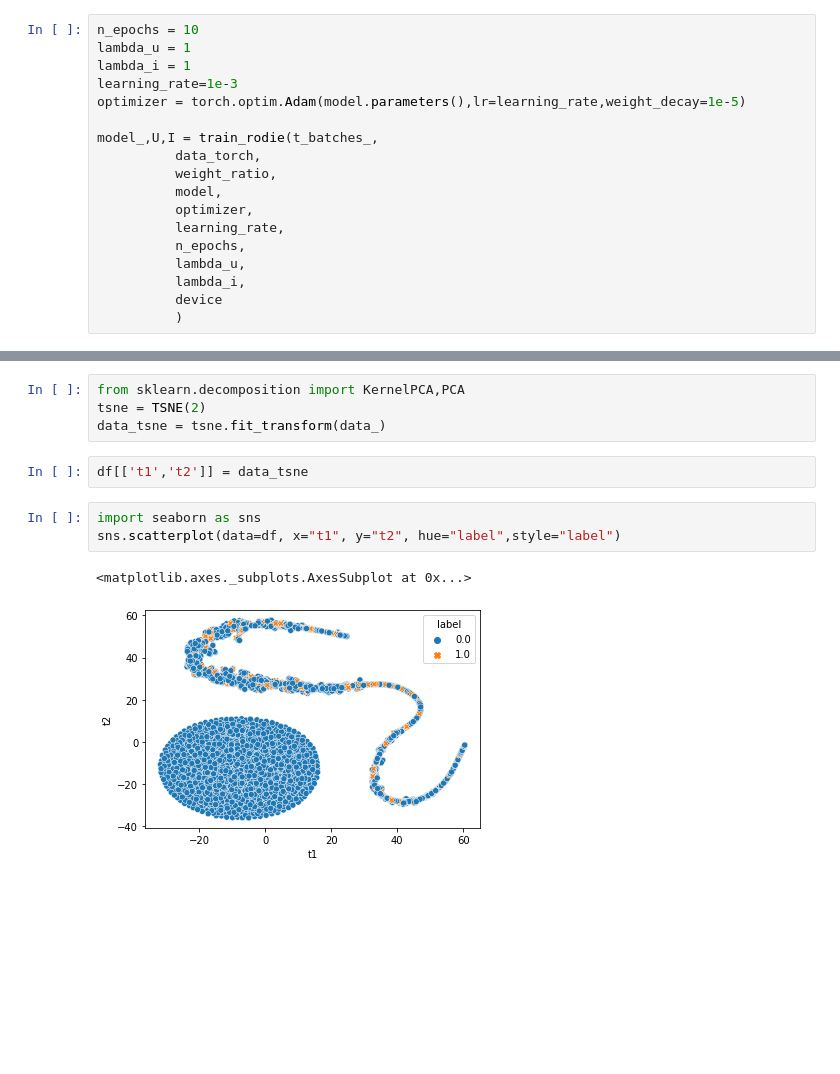
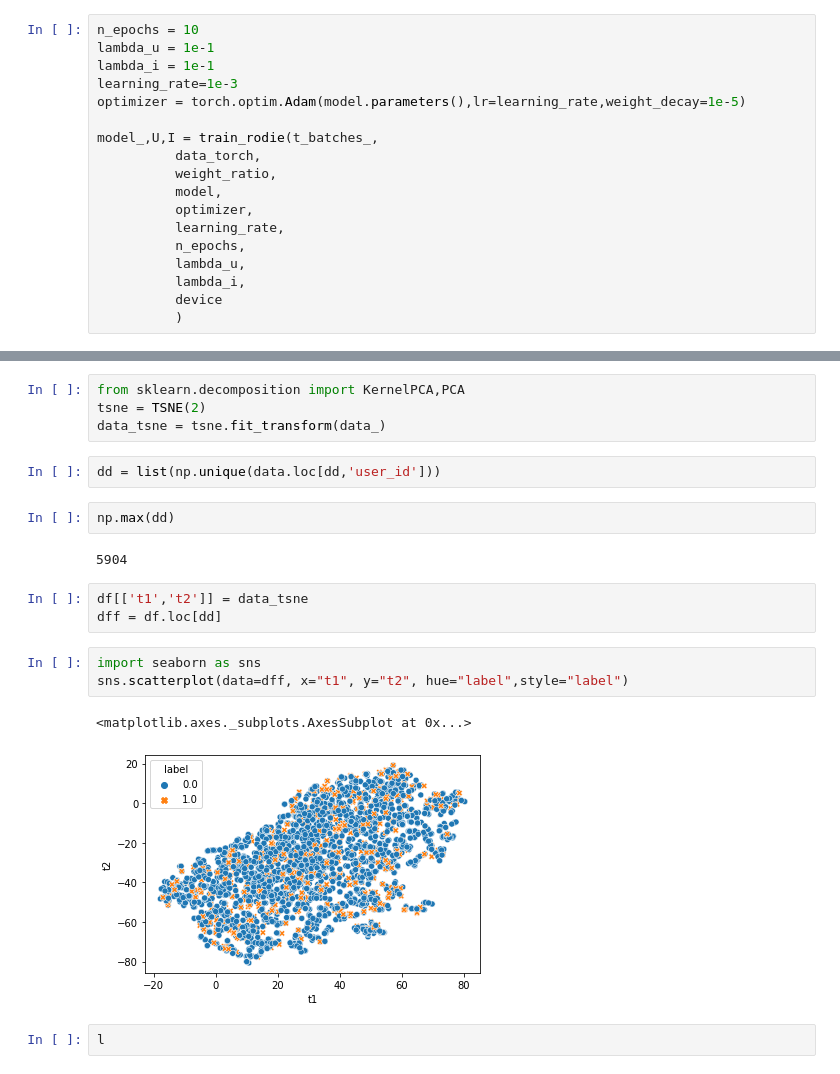
Before and after one commit to RayanAAY-ops/RE-Jodie-Recommander-System, a Jupyter notebook: main.ipynb, the cells around one changed output, grey strips where cells are left out. Saved outputs shown, nothing was run; the diff lists cells and outputs as text; blank space fills up the shorter version.

```diff
--- a/main.ipynb
+++ b/main.ipynb
@@ -150,8 +135,8 @@ Initialisation of MLP... Done !
 ##### Train Loop
 # %%
 n_epochs = 10
-lambda_u = 1
-lambda_i = 1
+lambda_u = 1e-1
+lambda_i = 1e-1
 learning_rate=1e-3
 optimizer = torch.optim.Adam(model.parameters(),lr=learning_rate,weight_decay=1e-5)
 
@@ -203,11 +218,20 @@ len(list_of_change)
 from sklearn.decomposition import KernelPCA,PCA
 tsne = TSNE(2)
 data_tsne = tsne.fit_transform(data_)
+# %%
+dd = list(np.unique(data.loc[dd,'user_id']))
+# %%
+np.max(dd)
+# %% [output]
+5904
 # %%
 df[['t1','t2']] = data_tsne
+dff = df.loc[dd]
 # %%
 import seaborn as sns
-sns.scatterplot(data=df, x="t1", y="t2", hue="label",style="label")
+sns.scatterplot(data=dff, x="t1", y="t2", hue="label",style="label")
 # %% [output]
 <matplotlib.axes._subplots.AxesSubplot at 0x...>
-[figure, old version]
+[figure, new version]
+# %%
+l
```
Also changed, not shown: parts of 3 cells of this notebook.
